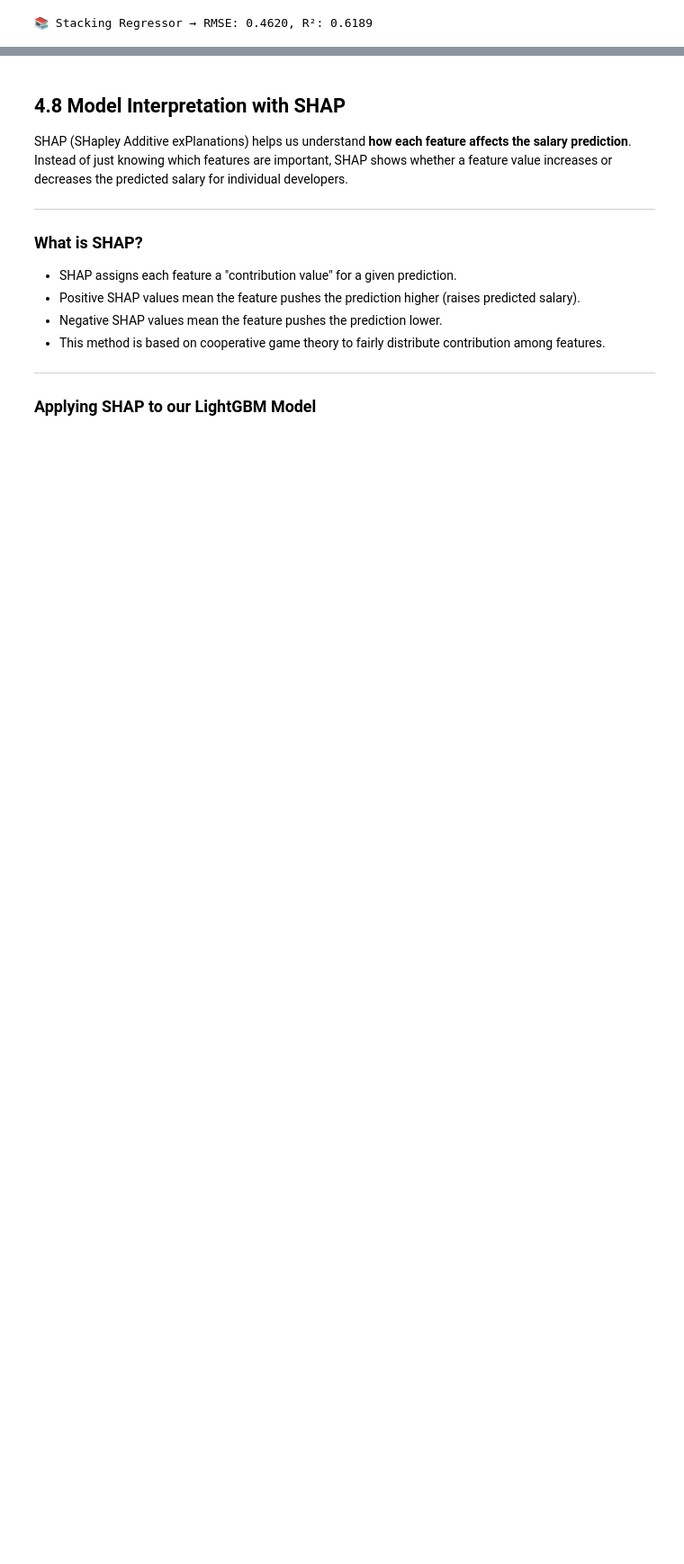
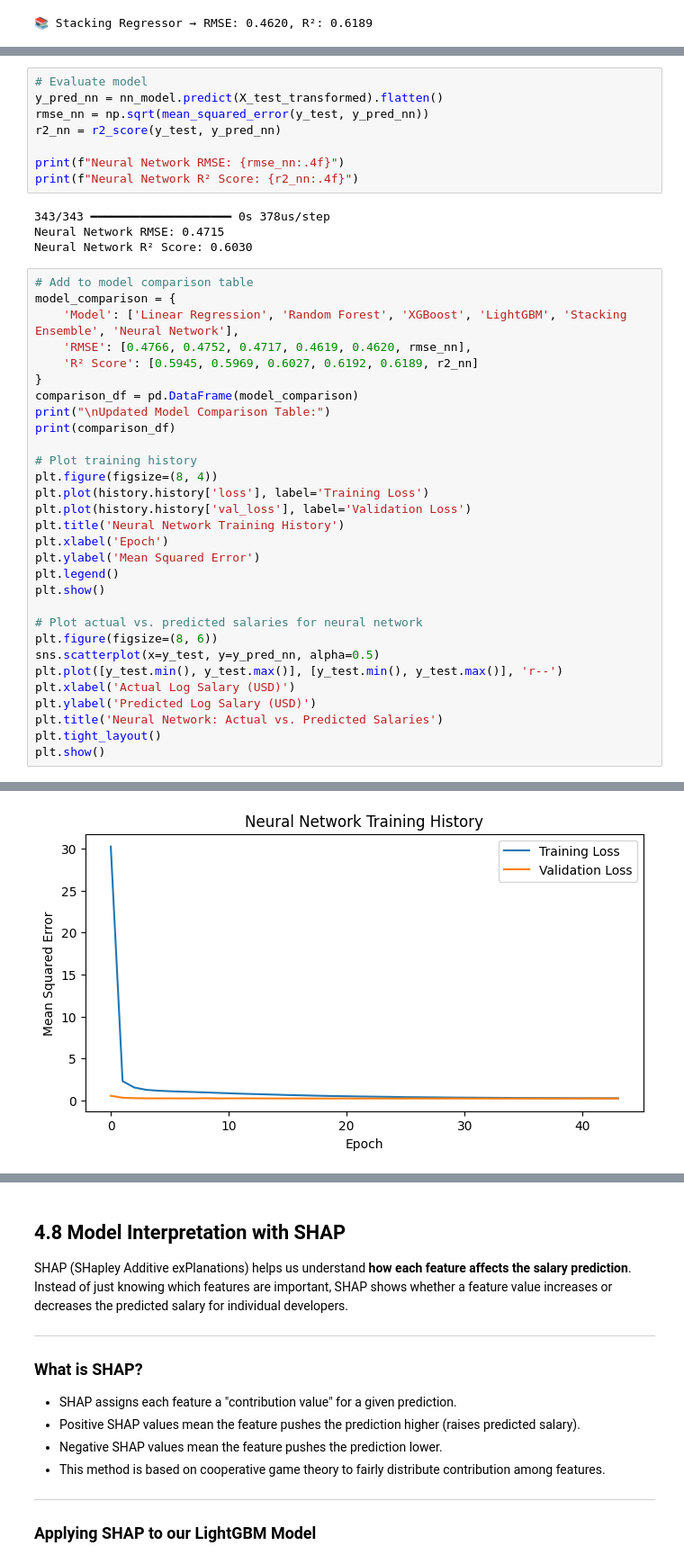
Before and after one commit to Owiti-Charles/Developers-Salary-Predictor, a Jupyter notebook: notebook.ipynb, the cells around one changed output, grey strips where cells are left out. Shown at 90% size. Cells and saved outputs as stored; diff of their text form; blank space fills up the shorter version.

Commit message:
neural network

```diff
--- a/notebook.ipynb
+++ b/notebook.ipynb
@@ -1628,0 +1704,43 @@ print(f"📚 Stacking Regressor → RMSE: {rmse_stack:.4f}, R²: {r2_stack:.4f}"
+# %%
+# Evaluate model
+y_pred_nn = nn_model.predict(X_test_transformed).flatten()
+rmse_nn = np.sqrt(mean_squared_error(y_test, y_pred_nn))
+r2_nn = r2_score(y_test, y_pred_nn)
+
+print(f"Neural Network RMSE: {rmse_nn:.4f}")
+print(f"Neural Network R² Score: {r2_nn:.4f}")
+# %% [output]
+343/343 ━━━━━━━━━━━━━━━━━━━━ 0s 378us/step
+Neural Network RMSE: 0.4715
+Neural Network R² Score: 0.6030
+# %%
+# Add to model comparison table
+model_comparison = {
+    'Model': ['Linear Regression', 'Random Forest', 'XGBoost', 'LightGBM', 'Stacking Ensemble', 'Neural Network'],
+    'RMSE': [0.4766, 0.4752, 0.4717, 0.4619, 0.4620, rmse_nn],
+    'R² Score': [0.5945, 0.5969, 0.6027, 0.6192, 0.6189, r2_nn]
+}
+comparison_df = pd.DataFrame(model_comparison)
+print("\nUpdated Model Comparison Table:")
+print(comparison_df)
+
+# Plot training history
+plt.figure(figsize=(8, 4))
+plt.plot(history.history['loss'], label='Training Loss')
+plt.plot(history.history['val_loss'], label='Validation Loss')
+plt.title('Neural Network Training History')
+plt.xlabel('Epoch')
+plt.ylabel('Mean Squared Error')
+plt.legend()
+plt.show()
+
+# Plot actual vs. predicted salaries for neural network
+plt.figure(figsize=(8, 6))
+sns.scatterplot(x=y_test, y=y_pred_nn, alpha=0.5)
+plt.plot([y_test.min(), y_test.max()], [y_test.min(), y_test.max()], 'r--')
+plt.xlabel('Actual Log Salary (USD)')
+plt.ylabel('Predicted Log Salary (USD)')
+plt.title('Neural Network: Actual vs. Predicted Salaries')
+plt.tight_layout()
+plt.show()
+# %% [output]
@@ -1628,0 +1755 @@ print(f"📚 Stacking Regressor → RMSE: {rmse_stack:.4f}, R²: {r2_stack:.4f}"
+[figure, added]
```
Also changed, not shown: parts of 5 cells of this notebook.
